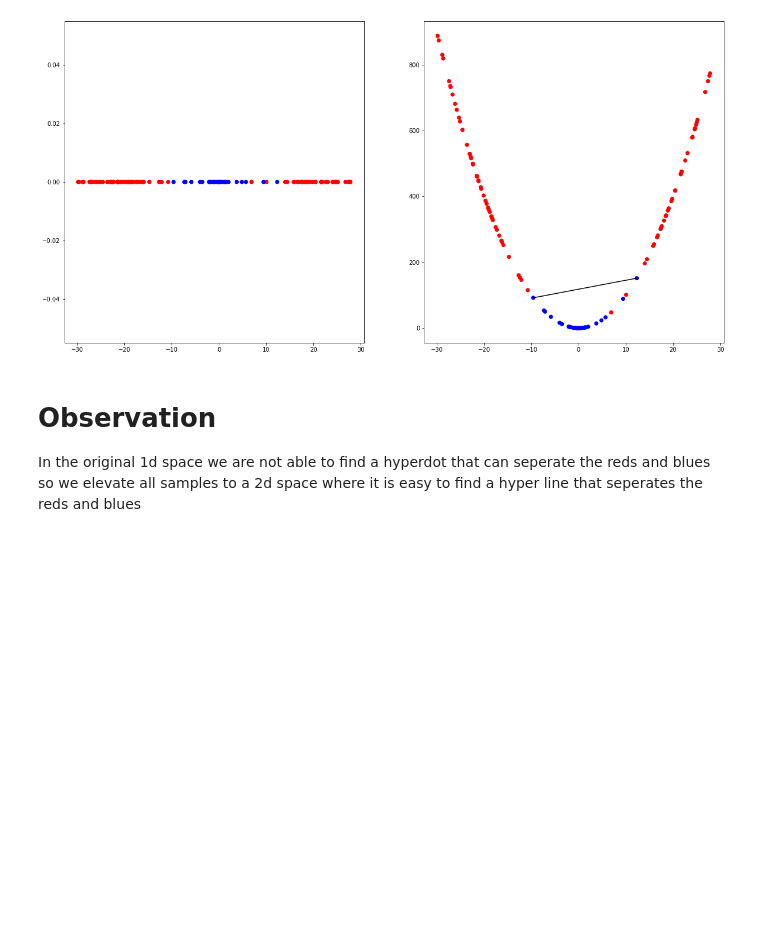
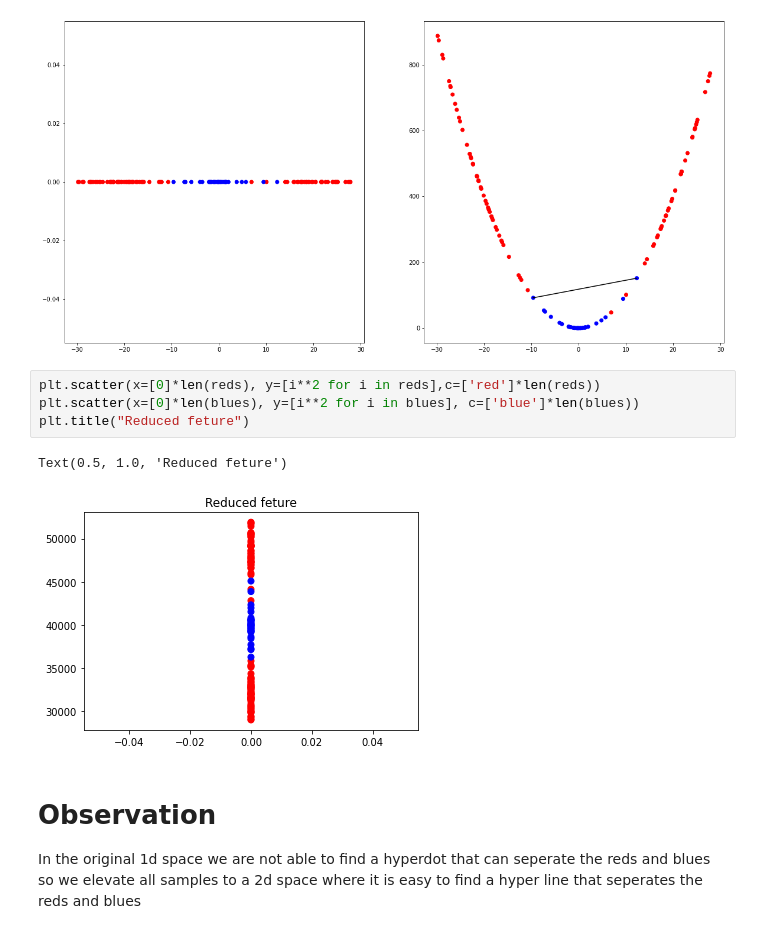
Before and after one commit to RK22000/SVM-experiment, a Jupyter notebook: SVM_experiment.ipynb, the cells around one changed output. Cells and saved outputs as stored; diff of their text form; blank space fills up the shorter version.

Commit message:
Made graph for reduced feature example

```diff
--- a/SVM_experiment.ipynb
+++ b/SVM_experiment.ipynb
@@ -30,6 +30,13 @@ plt.plot([minb, maxb], [minb**2, maxb**2], c='black')
 # %% [output]
 [<matplotlib.lines.Line2D at 0x...>]
 [figure]
+# %%
+plt.scatter(x=[0]*len(reds), y=[i**2 for i in reds],c=['red']*len(reds))
+plt.scatter(x=[0]*len(blues), y=[i**2 for i in blues], c=['blue']*len(blues))
+plt.title("Reduced feture")
+# %% [output]
+Text(0.5, 1.0, 'Reduced feture')
+[figure, added]
 # %% [markdown]
 # Observation
 In the original 1d space we are not able to find a hyperdot that can seperate the reds and blues
```
Also changed, not shown: parts of 2 cells of this notebook.
